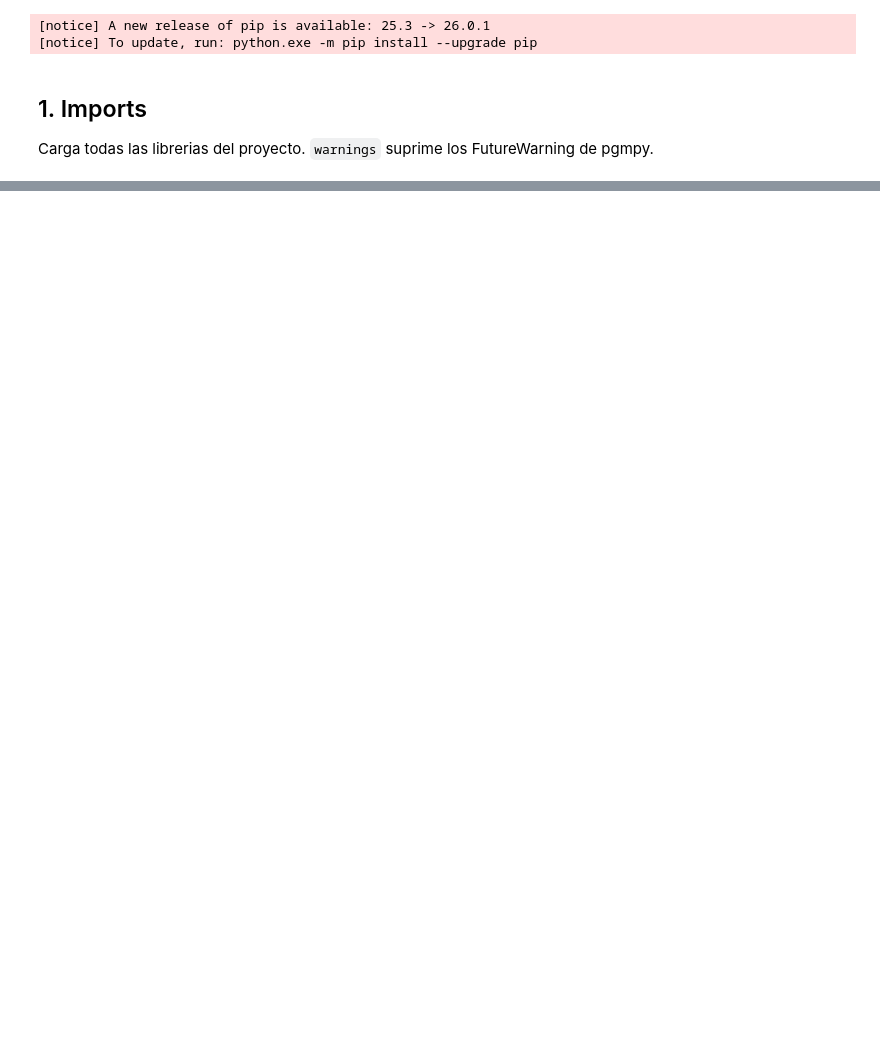
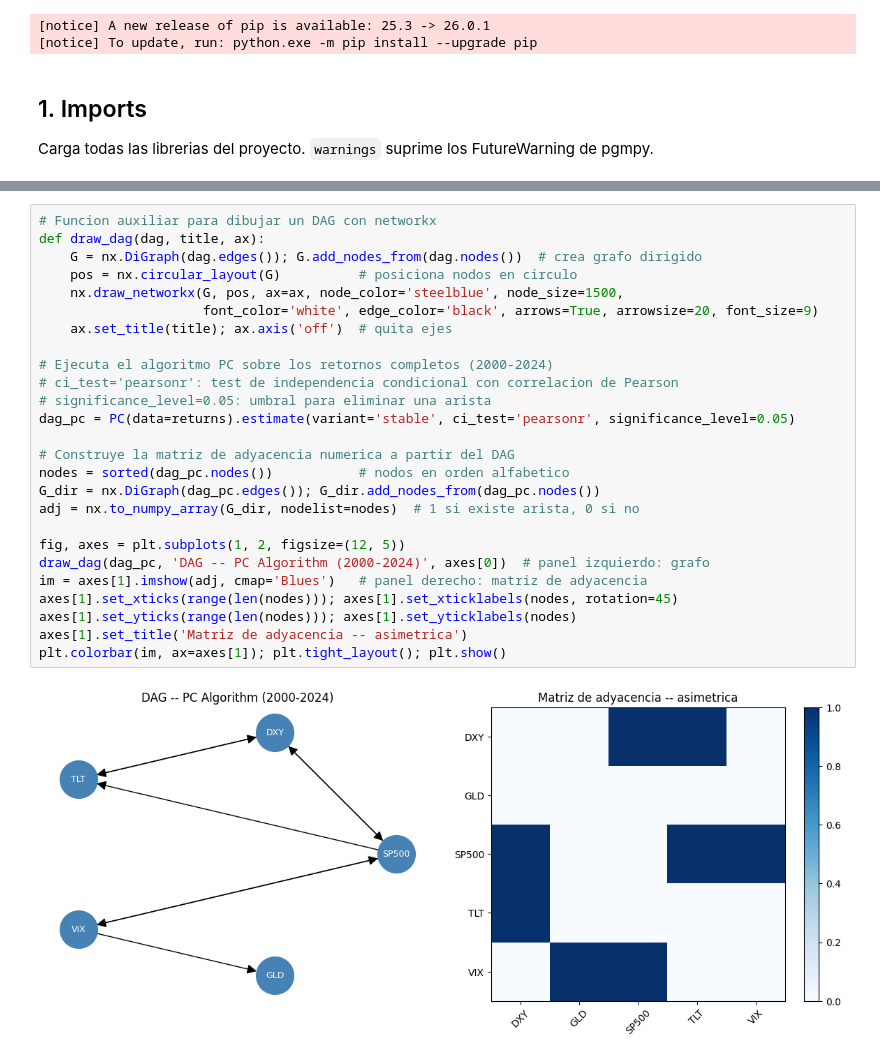
Before and after one commit to Romequinco/TAREA_CAUSALIDAD_GRAFOS_FINANZAS, a Jupyter notebook: notebook_causalidad.ipynb, the cells around one changed output, grey strips where cells are left out. Drawn from its saved outputs; the diff is of its cells as text; blank space fills up the shorter version.

```diff
--- a/notebook_causalidad.ipynb
+++ b/notebook_causalidad.ipynb
@@ -355,0 +65,28 @@ Diferencia              : -0.0156
+# %%
+# Funcion auxiliar para dibujar un DAG con networkx
+def draw_dag(dag, title, ax):
+    G = nx.DiGraph(dag.edges()); G.add_nodes_from(dag.nodes())  # crea grafo dirigido
+    pos = nx.circular_layout(G)          # posiciona nodos en circulo
+    nx.draw_networkx(G, pos, ax=ax, node_color='steelblue', node_size=1500,
+                     font_color='white', edge_color='black', arrows=True, arrowsize=20, font_size=9)
+    ax.set_title(title); ax.axis('off')  # quita ejes
+
+# Ejecuta el algoritmo PC sobre los retornos completos (2000-2024)
+# ci_test='pearsonr': test de independencia condicional con correlacion de Pearson
+# significance_level=0.05: umbral para eliminar una arista
+dag_pc = PC(data=returns).estimate(variant='stable', ci_test='pearsonr', significance_level=0.05)
+
+# Construye la matriz de adyacencia numerica a partir del DAG
+nodes = sorted(dag_pc.nodes())           # nodos en orden alfabetico
+G_dir = nx.DiGraph(dag_pc.edges()); G_dir.add_nodes_from(dag_pc.nodes())
+adj = nx.to_numpy_array(G_dir, nodelist=nodes)  # 1 si existe arista, 0 si no
+
+fig, axes = plt.subplots(1, 2, figsize=(12, 5))
+draw_dag(dag_pc, 'DAG -- PC Algorithm (2000-2024)', axes[0])  # panel izquierdo: grafo
+im = axes[1].imshow(adj, cmap='Blues')   # panel derecho: matriz de adyacencia
+axes[1].set_xticks(range(len(nodes))); axes[1].set_xticklabels(nodes, rotation=45)
+axes[1].set_yticks(range(len(nodes))); axes[1].set_yticklabels(nodes)
+axes[1].set_title('Matriz de adyacencia -- asimetrica')
+plt.colorbar(im, ax=axes[1]); plt.tight_layout(); plt.show()
+# %% [output]
+[figure, added]
```
Also changed, not shown: parts of 46 cells of this notebook, 2 other files.
